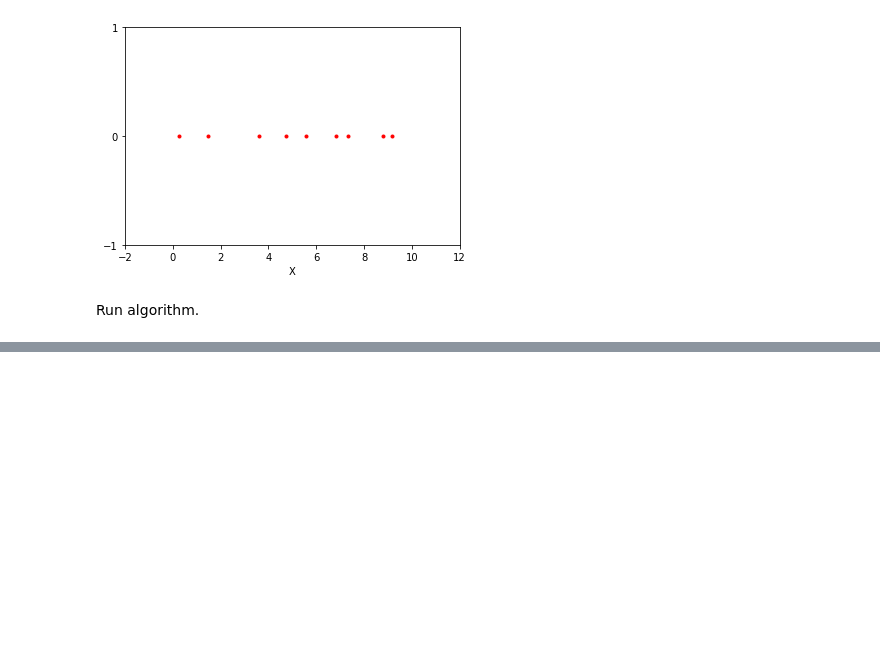
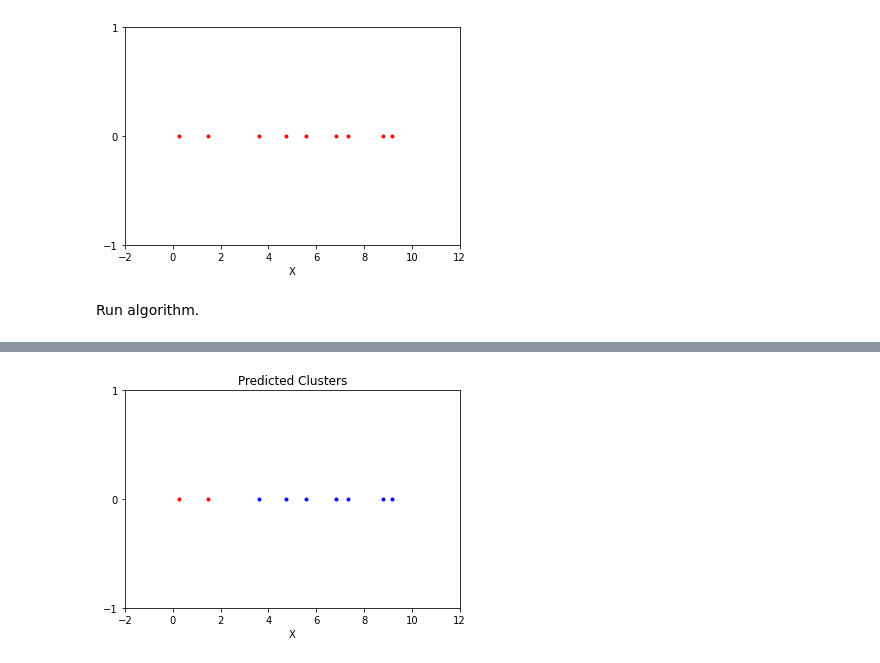
Before and after one commit to dliedtka/data_science_jqr, a Jupyter notebook: 03_04/03_04_10.ipynb, the cells around one changed output, grey strips where cells are left out. Cells and saved outputs as stored; diff of their text form; code cells hidden in the pictures; blank space fills up the shorter version.

```diff
--- a/03_04/03_04_10.ipynb
+++ b/03_04/03_04_10.ipynb
@@ -193,0 +255,18 @@ Run algorithm.
+# %%
+c1 = []
+c2 = []
+for p in range(all_data.shape[0]):
+    if assignments[p] == c:
+        c1.append(all_data[p])
+    else:
+        c2.append(all_data[p])
+plt.plot(c1, np.zeros(len(c1)), "r.")
+plt.plot(c2, np.zeros(len(c2)), "b.")
+plt.title('Predicted Clusters')
+plt.xlabel('X')
+plt.xlim(-2, 12)
+plt.ylim(-1, 1)
+plt.yticks((-1,0,1))
+plt.show()
+# %% [output]
+[figure, added]
```
Also changed, not shown: parts of 3 cells of this notebook, 1 other file.
